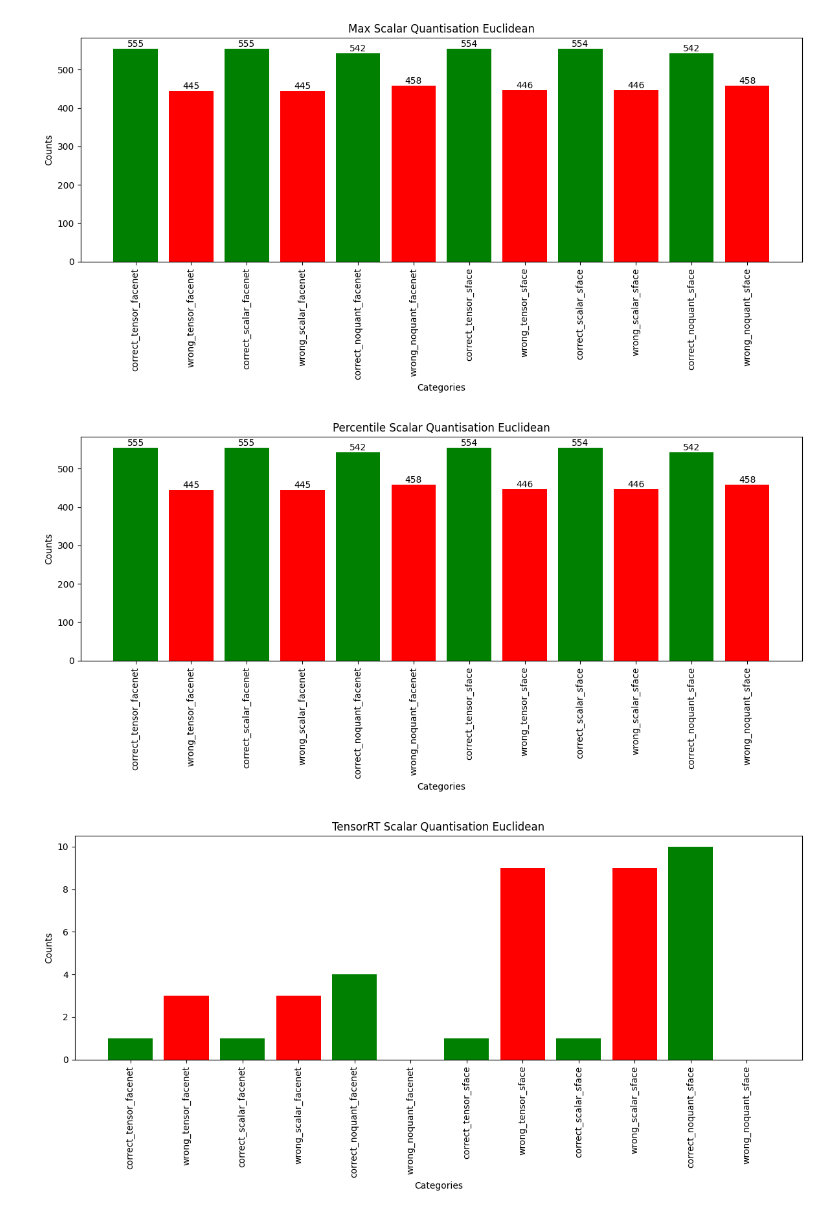
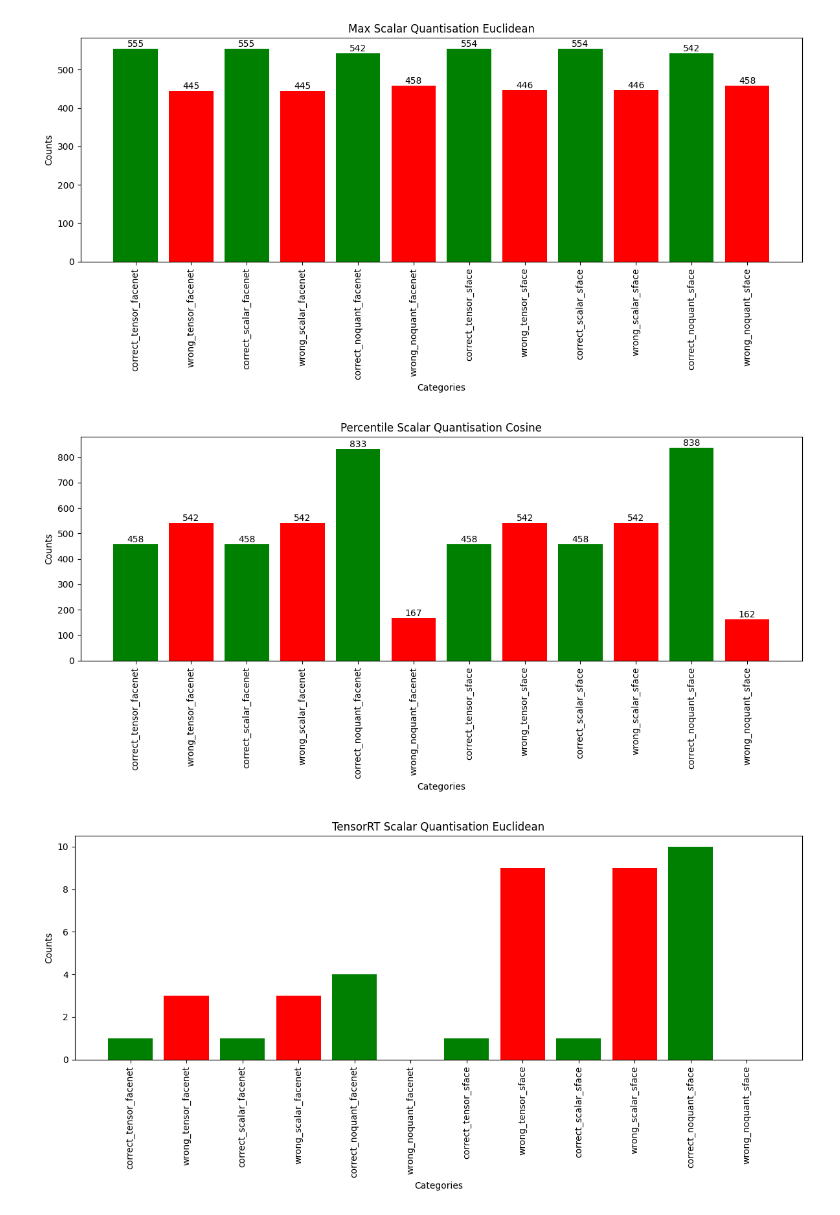
Before and after one commit to mteresapcrf/Seminar-PFFROCD, a Jupyter notebook: quantisation_notebook.ipynb, the cells around one changed output. Drawn from its saved outputs; the diff is of its cells as text; code cells hidden in the pictures.

```diff
--- a/quantisation_notebook.ipynb
+++ b/quantisation_notebook.ipynb
@@ -268,41 +281,41 @@ plt.tight_layout()
 [figure]
 # %%
 # Extracting keys and values
-labels = list(counters_euc['scalar_quantisation_percentile'].keys())
-values = list(counters_euc['scalar_quantisation_percentile'].values())
+labels = list(counters_cos['scalar_quantisation_percentile'].keys())
+values = list(counters_cos['scalar_quantisation_percentile'].values())
 
 # Creating the bar graph
 fig, ax = plt.subplots(figsize=(12, 6))
 bar_positions = range(len(labels))
 
 # Bar colors based on correctness
 bar_colors = ['green' if 'correct' in label else 'red' for label in labels]
 
 # Plot bars
 bars = ax.bar(bar_positions, values, color=bar_colors)
 
 # Annotate bars with values
 for bar in bars:
     height = bar.get_height()
     ax.text(
         bar.get_x() + bar.get_width() / 2,
         height,
         f'{height}',
         ha='center',
         va='bottom'
     )
 
 # Setting labels and title
 ax.set_xlabel('Categories')
 ax.set_ylabel('Counts')
-ax.set_title('Percentile Scalar Quantisation Euclidean')
+ax.set_title('Percentile Scalar Quantisation Cosine')
 ax.set_xticks(bar_positions)
 ax.set_xticklabels(labels, rotation=90)
 
 # Displaying the graph
 plt.tight_layout()
 # %% [output]
-[figure, old version]
+[figure, new version]
 # %%
 # Extracting keys and values
 labels = list(counters_euc['scalar_quantisation_tensorrt'].keys())
```
Also changed, not shown: parts of 5 cells of this notebook, 3 other files.
